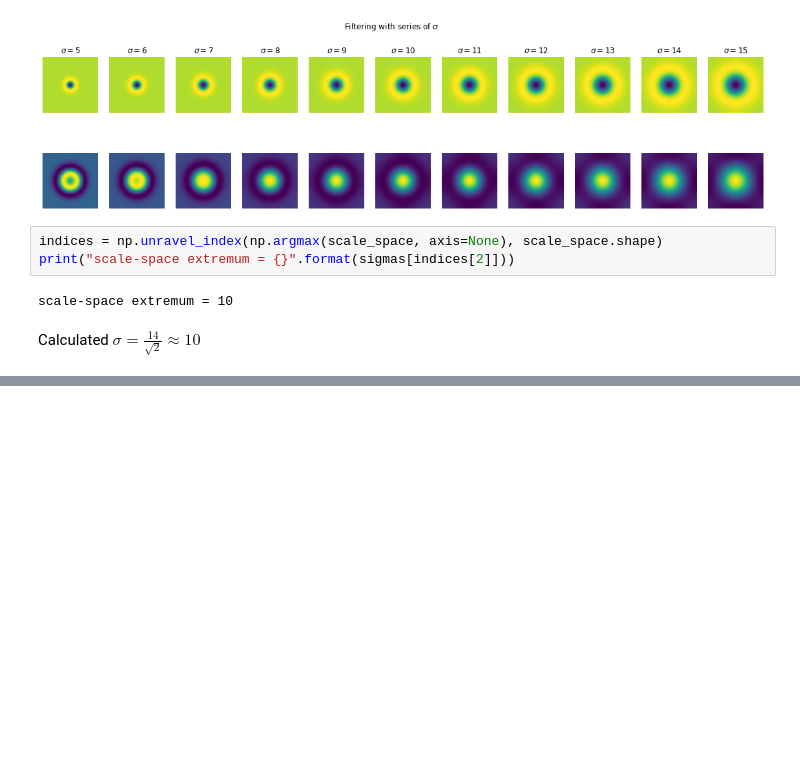
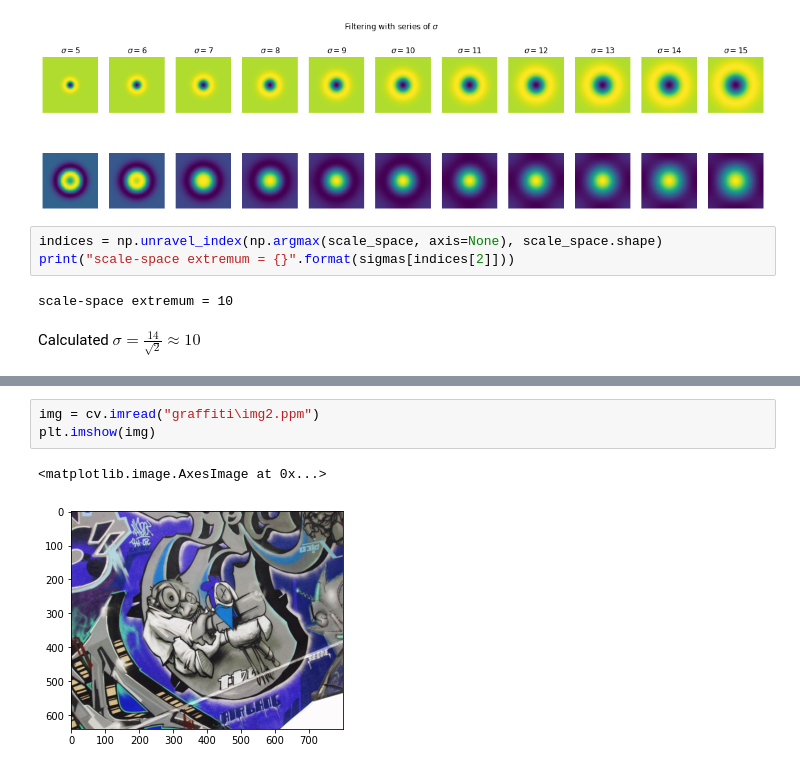
Before and after one commit to GevinduGanganath/EN2550, a Jupyter notebook: Week 5/190610E.ipynb, the cells around one changed output, grey strips where cells are left out. Drawn from its saved outputs; the diff is of its cells as text; blank space fills up the shorter version.

```diff
--- a/Week 5/190610E.ipynb
+++ b/Week 5/190610E.ipynb
@@ -99,0 +133,6 @@ plt.show()
+# %%
+img = cv.imread("graffiti\img2.ppm")
+plt.imshow(img)
+# %% [output]
+<matplotlib.image.AxesImage at 0x...>
+[figure, added]
```
Also changed, not shown: parts of 4 cells of this notebook, 7 other files.
